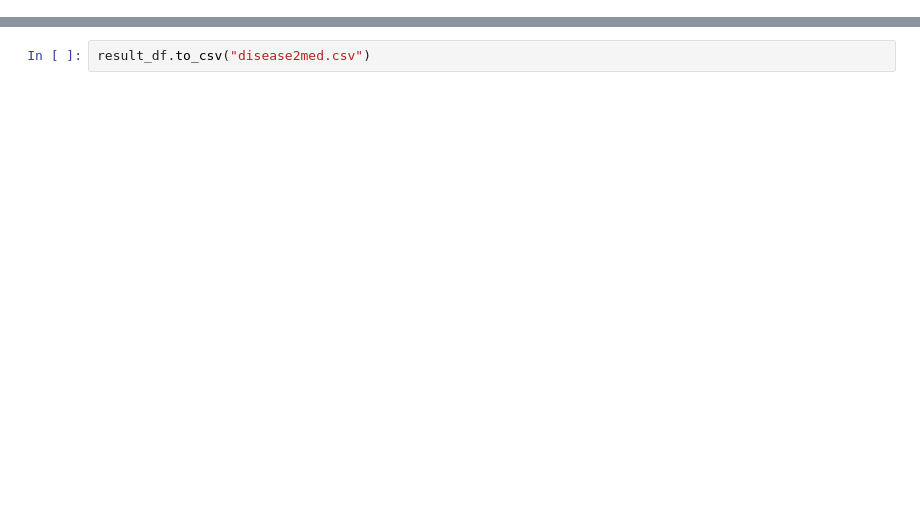
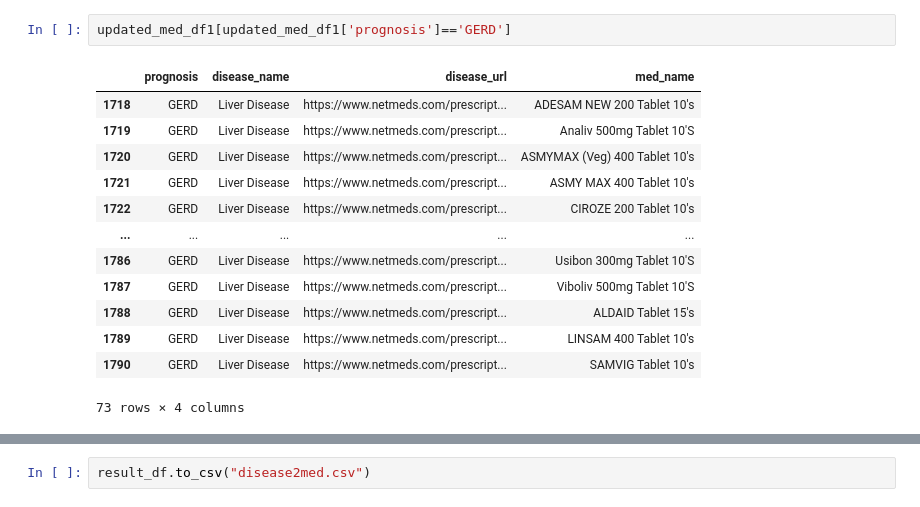
Before and after one commit to Gaurabh007/SymptoRx-AI, a Jupyter notebook: research/medication.ipynb, the cells around one changed output, grey strips where cells are left out. Drawn from its saved outputs; the diff is of its cells as text; blank space fills up the shorter version.

```diff
--- a/research/medication.ipynb
+++ b/research/medication.ipynb
@@ -17,0 +144,16 @@ med_df1.head()
+# %%
+updated_med_df1[updated_med_df1['prognosis']=='GERD']
+# %% [output]
+|  | prognosis | disease_name | disease_url | med_name |
+| 1718 | GERD | Liver Disease | https://www.netmeds.com/prescript... | ADESAM NEW 200 Tablet 10's |
+| 1719 | GERD | Liver Disease | https://www.netmeds.com/prescript... | Analiv 500mg Tablet 10'S |
+| 1720 | GERD | Liver Disease | https://www.netmeds.com/prescript... | ASMYMAX (Veg) 400 Tablet 10's |
+| 1721 | GERD | Liver Disease | https://www.netmeds.com/prescript... | ASMY MAX 400 Tablet 10's |
+| 1722 | GERD | Liver Disease | https://www.netmeds.com/prescript... | CIROZE 200 Tablet 10's |
+| ... | ... | ... | ... | ... |
+| 1786 | GERD | Liver Disease | https://www.netmeds.com/prescript... | Usibon 300mg Tablet 10'S |
+| 1787 | GERD | Liver Disease | https://www.netmeds.com/prescript... | Viboliv 500mg Tablet 10'S |
+| 1788 | GERD | Liver Disease | https://www.netmeds.com/prescript... | ALDAID Tablet 15's |
+| 1789 | GERD | Liver Disease | https://www.netmeds.com/prescript... | LINSAM 400 Tablet 10's |
+| 1790 | GERD | Liver Disease | https://www.netmeds.com/prescript... | SAMVIG Tablet 10's |
+73 rows × 4 columns
```
Also changed, not shown: parts of 29 cells of this notebook, 12 other files.
